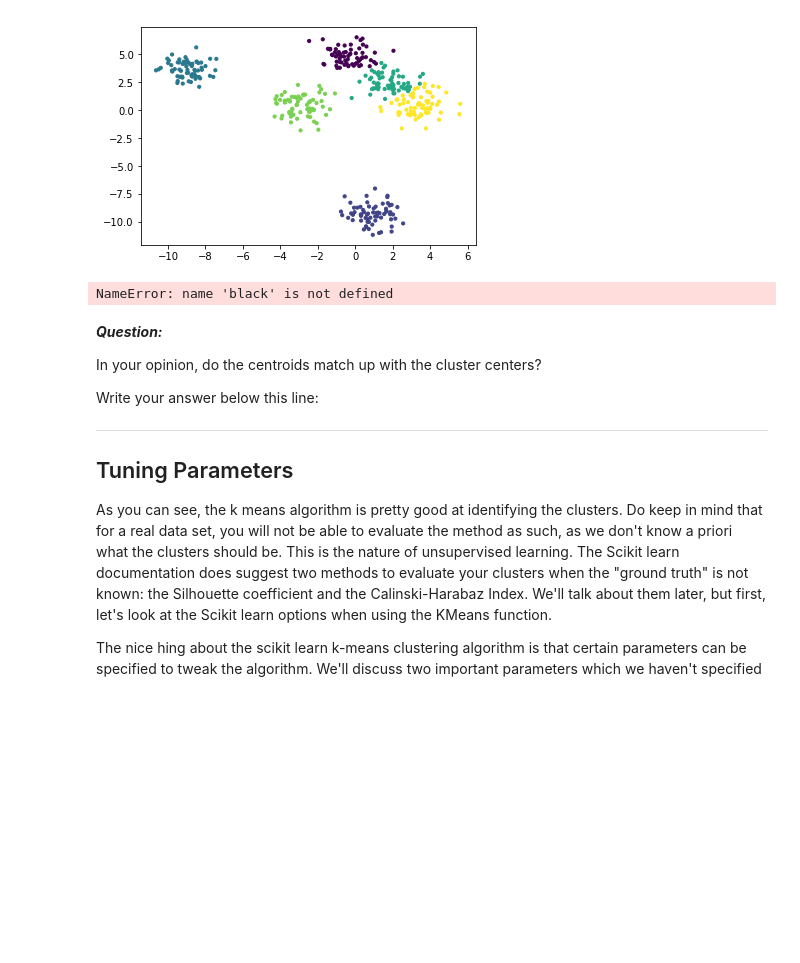
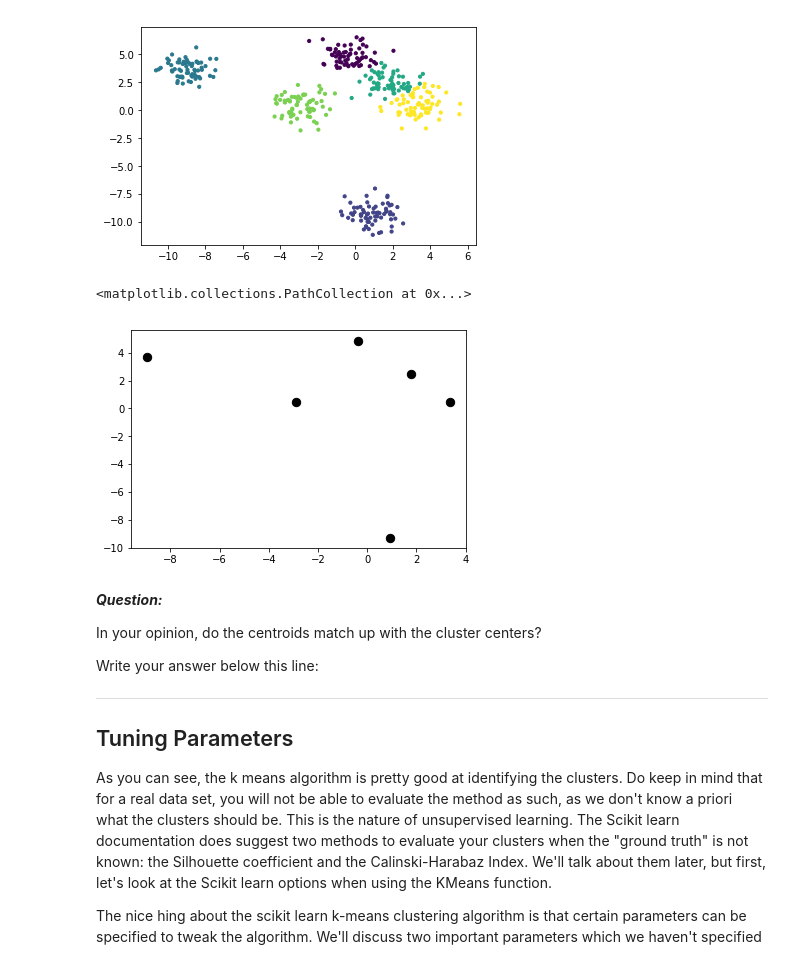
Before and after one commit to ptbailey/dsc-3-35-04-k-means-clustering-lab-nyc-career-ds-102218, a Jupyter notebook: index.ipynb, the cells around one changed output. Saved outputs shown, nothing was run; the diff lists cells and outputs as text; code cells hidden in the pictures; blank space fills up the shorter version.

```diff
--- a/index.ipynb
+++ b/index.ipynb
@@ -94,9 +94,10 @@ plt.scatter(X[:,0], X[:,1], c = predicted_clusters, s = 10)
 [figure]
 # %%
 centers = k_means.cluster_centers_
-plt.scatter(centers[:,0], centers[:,1], c = black, s = 70)
+plt.scatter(centers[:,0], centers[:,1], c = "black", s = 70)
 # %% [output]
-NameError: name 'black' is not defined
+<matplotlib.collections.PathCollection at 0x...>
+[figure, added]
 # %% [markdown]
 **_Question:_**
 
```
